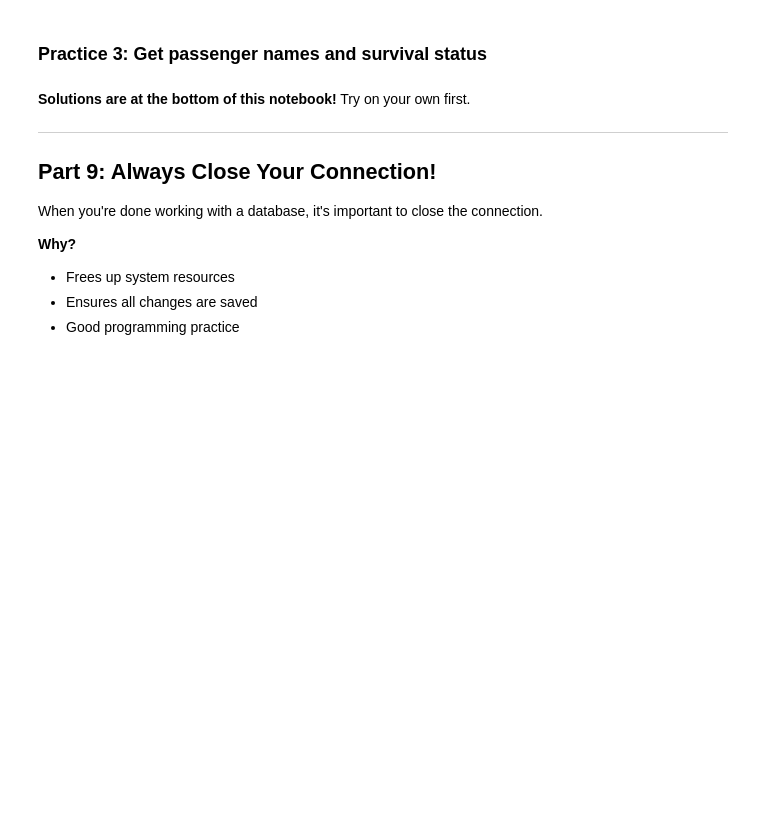
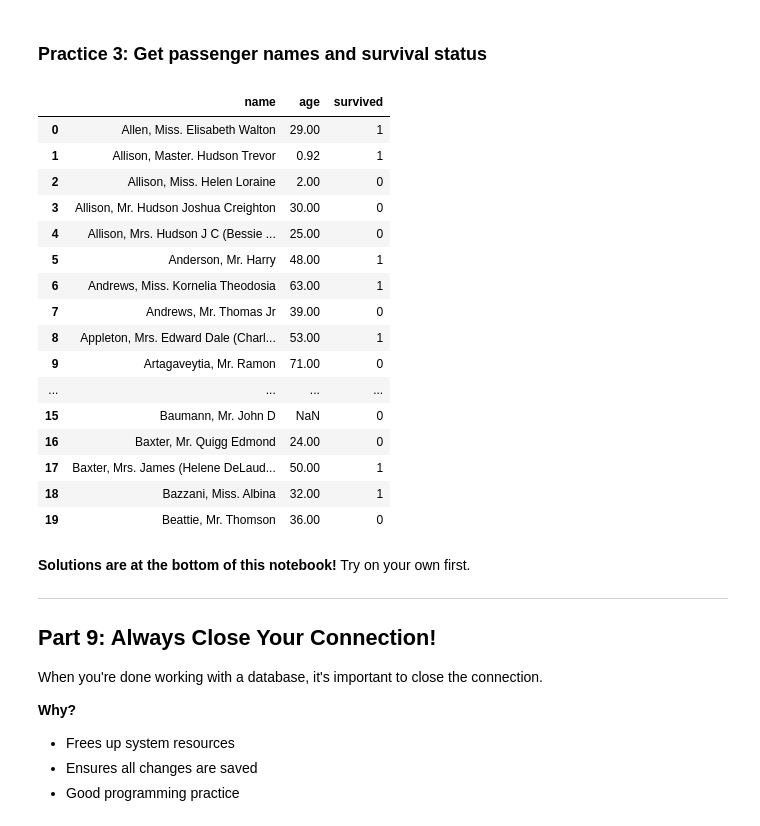
Before and after one commit to Maximilian6741/databaseApplications, a Jupyter notebook: dbApps03/dbApps03_Walkthrough.ipynb, the cells around one changed output. Drawn from its saved outputs; the diff is of its cells as text; code cells hidden in the pictures; blank space fills up the shorter version.

```diff
--- a/dbApps03/dbApps03_Walkthrough.ipynb
+++ b/dbApps03/dbApps03_Walkthrough.ipynb
@@ -378,12 +423,28 @@ query = "SELECT COUNT(*) as total_passengers FROM passengers"  # <-- Write your
 # %%
 # TODO: Select Name, Age, and Survived columns
 # Show only the first 20 rows
 
-query = "SELECT Name, Age, Survived"  # <-- Write your query here
-
-# Uncomment when ready:
-# result = pd.read_sql(query, conn)
-# display(result)
+query = "SELECT name, age, survived FROM passengers LIMIT 20"  # <-- Write your query here
+result = pd.read_sql(query, conn)
+display(result)
+# %% [output]
+|  | name | age | survived |
+| 0 | Allen, Miss. Elisabeth Walton | 29.00 | 1 |
+| 1 | Allison, Master. Hudson Trevor | 0.92 | 1 |
+| 2 | Allison, Miss. Helen Loraine | 2.00 | 0 |
+| 3 | Allison, Mr. Hudson Joshua Creighton | 30.00 | 0 |
+| 4 | Allison, Mrs. Hudson J C (Bessie ... | 25.00 | 0 |
+| 5 | Anderson, Mr. Harry | 48.00 | 1 |
+| 6 | Andrews, Miss. Kornelia Theodosia | 63.00 | 1 |
+| 7 | Andrews, Mr. Thomas Jr | 39.00 | 0 |
+| 8 | Appleton, Mrs. Edward Dale (Charl... | 53.00 | 1 |
+| 9 | Artagaveytia, Mr. Ramon | 71.00 | 0 |
+| ... | ... | ... | ... |
+| 15 | Baumann, Mr. John D | NaN | 0 |
+| 16 | Baxter, Mr. Quigg Edmond | 24.00 | 0 |
+| 17 | Baxter, Mrs. James (Helene DeLaud... | 50.00 | 1 |
+| 18 | Bazzani, Miss. Albina | 32.00 | 1 |
+| 19 | Beattie, Mr. Thomson | 36.00 | 0 |
 # %% [markdown]
 **Solutions are at the bottom of this notebook!** Try on your own first.
 
```
Also changed, not shown: parts of 8 cells of this notebook.
